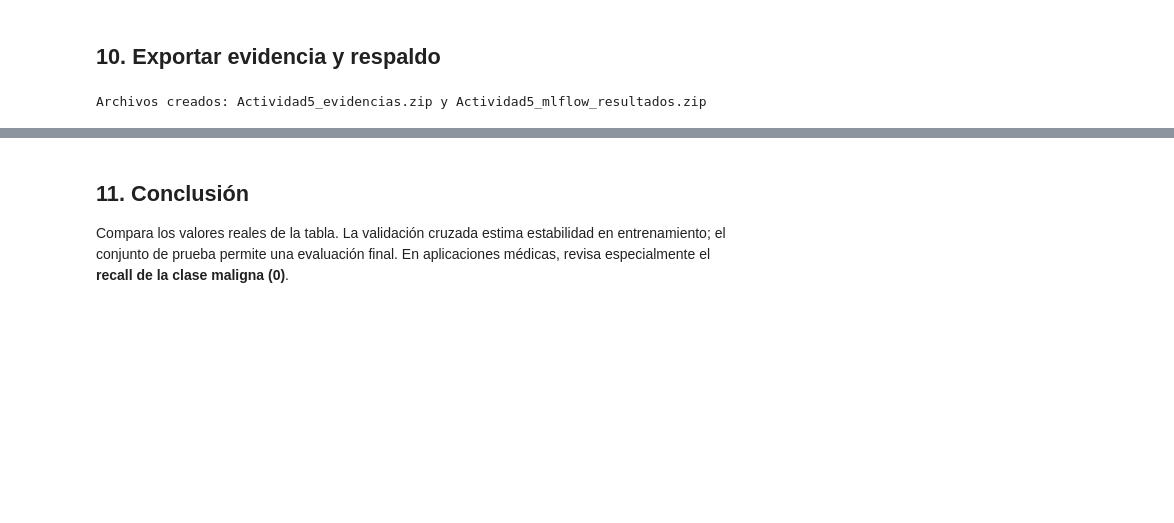
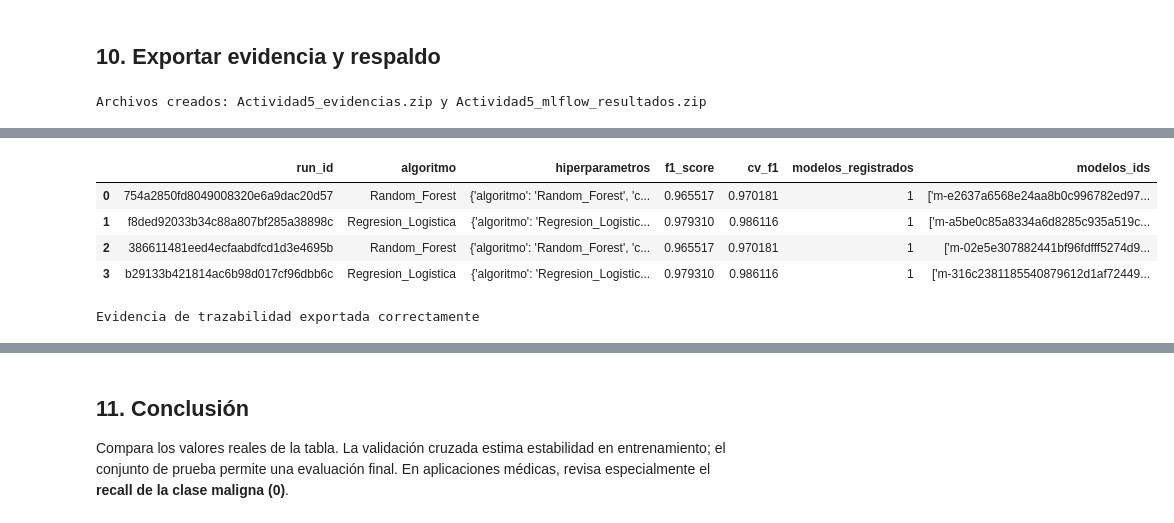
Before and after one commit to hectorjovmirelesg-hue/Actividad5, a Jupyter notebook: fuentes/entrena.ipynb, the cells around one changed output, grey strips where cells are left out. Cells and saved outputs as stored; diff of their text form; code cells hidden in the pictures; blank space fills up the shorter version.

```diff
--- a/fuentes/entrena.ipynb
+++ b/fuentes/entrena.ipynb
@@ -224,0 +417,62 @@ Archivos creados: Actividad5_evidencias.zip y Actividad5_mlflow_resultados.zip
+# %%
+import mlflow
+import pandas as pd
+from pathlib import Path
+from mlflow.tracking import MlflowClient
+
+Path("evidencias").mkdir(exist_ok=True)
+
+cliente = MlflowClient()
+
+experimento = mlflow.get_experiment_by_name(
+    "Actividad5_Comparacion_Modelos"
+)
+
+if experimento is None:
+    raise ValueError("No se encontró el experimento")
+
+runs = mlflow.search_runs(
+    experiment_ids=[experimento.experiment_id]
+)
+
+registros = []
+
+for _, fila in runs.iterrows():
+    run_id = fila["run_id"]
+    run = cliente.get_run(run_id)
+
+    # Consultar modelos registrados en MLflow
+    modelos = cliente.search_logged_models(
+        experiment_ids=[experimento.experiment_id],
+        filter_string=f"source_run_id = '{run_id}'"
+    )
+
+    registros.append({
+        "run_id": run_id,
+        "algoritmo": run.data.params.get("algoritmo"),
+        "hiperparametros": str(run.data.params),
+        "f1_score": run.data.metrics.get("f1_score"),
+        "cv_f1": run.data.metrics.get("cv_f1"),
+        "modelos_registrados": len(modelos),
+        "modelos_ids": str([
+            modelo.model_id for modelo in modelos
+        ])
+    })
+
+df_evidencia = pd.DataFrame(registros)
+
+display(df_evidencia)
+
+df_evidencia.to_csv(
+    "evidencias/mlflow_trazabilidad.csv",
+    index=False
+)
+
+print("Evidencia de trazabilidad exportada correctamente")
+# %% [output]
+|  | run_id | algoritmo | hiperparametros | f1_score | cv_f1 | modelos_registrados | modelos_ids |
+| 0 | 754a2850fd8049008320e6a9dac20d57 | Random_Forest | {'algoritmo': 'Random_Forest', 'c... | 0.965517 | 0.970181 | 1 | ['m-e2637a6568e24aa8b0c996782ed97... |
+| 1 | f8ded92033b34c88a807bf285a38898c | Regresion_Logistica | {'algoritmo': 'Regresion_Logistic... | 0.979310 | 0.986116 | 1 | ['m-a5be0c85a8334a6d8285c935a519c... |
+| 2 | 386611481eed4ecfaabdfcd1d3e4695b | Random_Forest | {'algoritmo': 'Random_Forest', 'c... | 0.965517 | 0.970181 | 1 | ['m-02e5e307882441bf96fdfff5274d9... |
+| 3 | b29133b421814ac6b98d017cf96dbb6c | Regresion_Logistica | {'algoritmo': 'Regresion_Logistic... | 0.979310 | 0.986116 | 1 | ['m-316c2381185540879612d1af72449... |
+Evidencia de trazabilidad exportada correctamente
```
Also changed, not shown: parts of 11 cells of this notebook.
